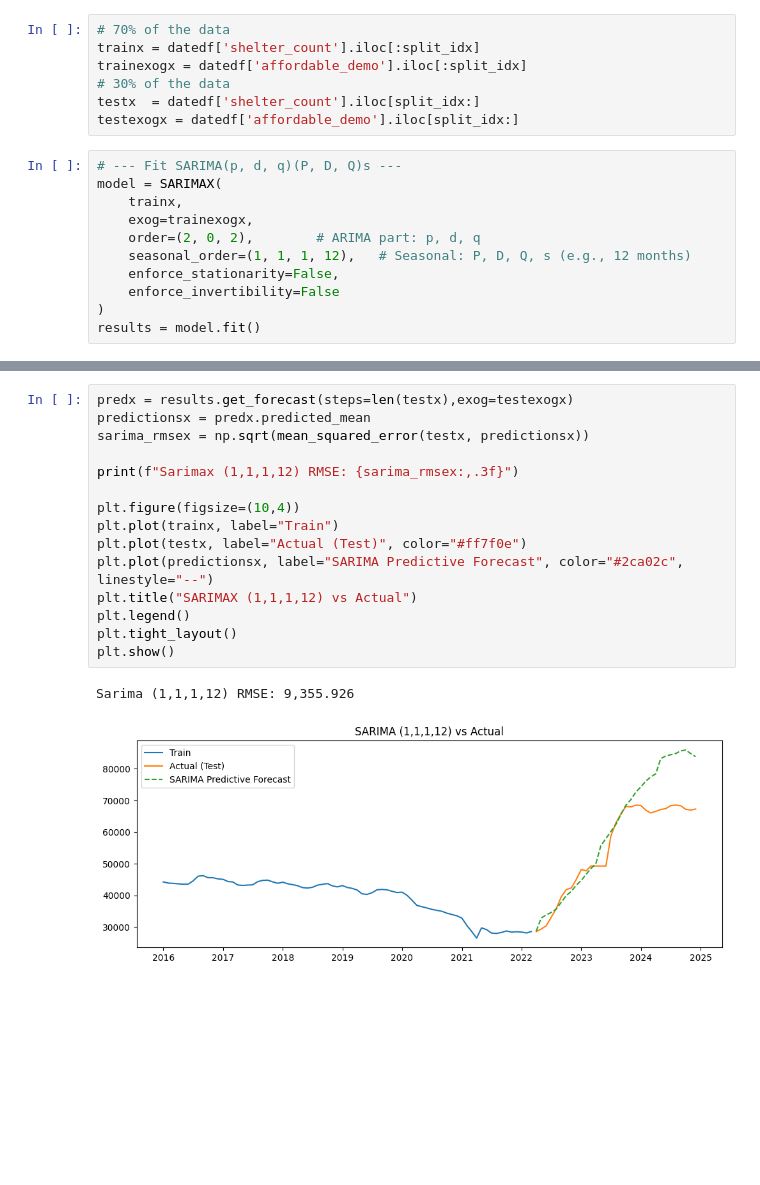
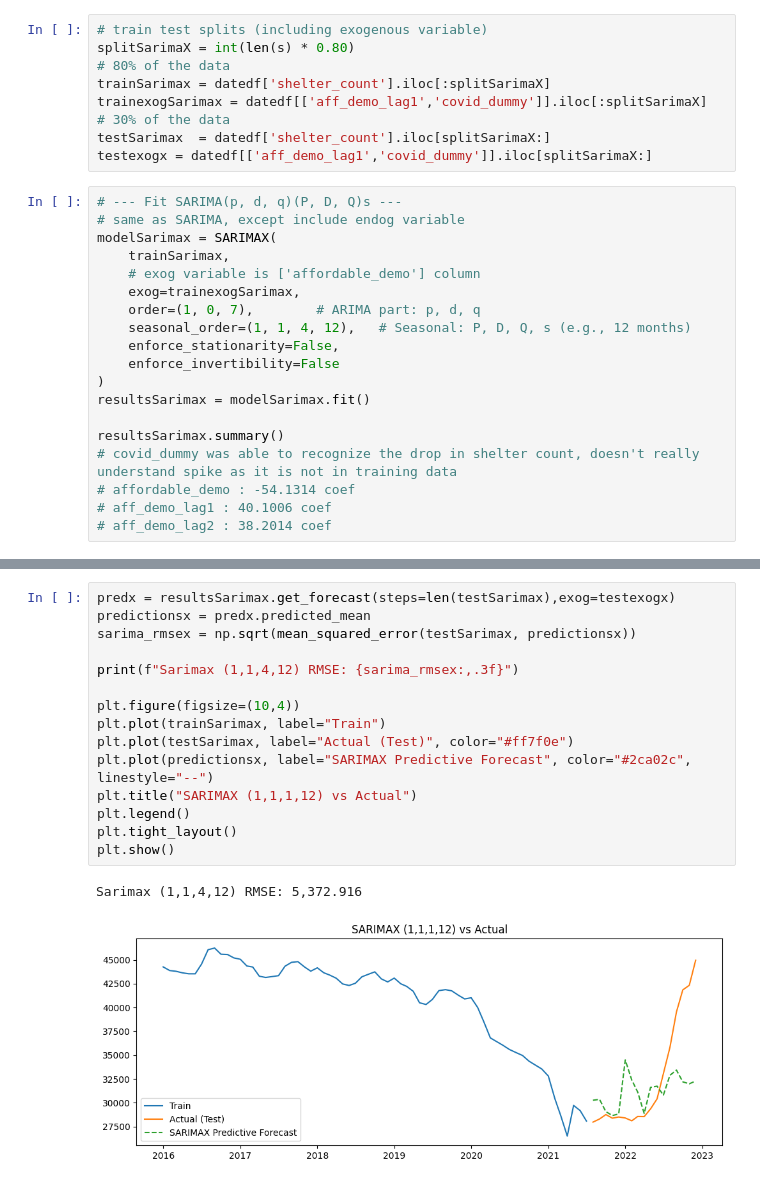
Before and after one commit to kevinserr/Time_Series_Forecast_of_Homelessness_in_NYC_with_Local_Model_Deployment, a Jupyter notebook: python/model_training.ipynb, the cells around one changed output, grey strips where cells are left out. Drawn from its saved outputs; the diff is of its cells as text; blank space fills up the shorter version.

Commit message:
adjusting data for schema (ends end of 2022), applying dates to models

```diff
--- a/python/model_training.ipynb
+++ b/python/model_training.ipynb
@@ -158,18 +361,28 @@ datedf.set_index("month_date",inplace=True)
 # %%
-# 70% of the data
-trainx = datedf['shelter_count'].iloc[:split_idx]
-trainexogx = datedf['affordable_demo'].iloc[:split_idx]
+# train test splits (including exogenous variable)
+splitSarimaX = int(len(s) * 0.80)
+# 80% of the data
+trainSarimax = datedf['shelter_count'].iloc[:splitSarimaX]
+trainexogSarimax = datedf[['aff_demo_lag1','covid_dummy']].iloc[:splitSarimaX]
 # 30% of the data
-testx  = datedf['shelter_count'].iloc[split_idx:]
-testexogx = datedf['affordable_demo'].iloc[split_idx:]
+testSarimax  = datedf['shelter_count'].iloc[splitSarimaX:]
+testexogx = datedf[['aff_demo_lag1','covid_dummy']].iloc[splitSarimaX:]
 # %%
 # --- Fit SARIMA(p, d, q)(P, D, Q)s ---
-model = SARIMAX(
-    trainx,
-    exog=trainexogx,
-    order=(2, 0, 2),        # ARIMA part: p, d, q
-    seasonal_order=(1, 1, 1, 12),   # Seasonal: P, D, Q, s (e.g., 12 months)
+# same as SARIMA, except include endog variable
+modelSarimax = SARIMAX(
+    trainSarimax,
+    # exog variable is ['affordable_demo'] column
+    exog=trainexogSarimax,
+    order=(1, 0, 7),        # ARIMA part: p, d, q
+    seasonal_order=(1, 1, 4, 12),   # Seasonal: P, D, Q, s (e.g., 12 months)
     enforce_stationarity=False,
     enforce_invertibility=False
 )
-results = model.fit()
+resultsSarimax = modelSarimax.fit()
+
+resultsSarimax.summary()
+# covid_dummy was able to recognize the drop in shelter count, doesn't really understand spike as it is not in training data
+# affordable_demo : -54.1314 coef
+# aff_demo_lag1 : 40.1006 coef
+# aff_demo_lag2 : 38.2014 coef
@@ -176,18 +422,18 @@ results = model.fit()
 # %%
-predx = results.get_forecast(steps=len(testx),exog=testexogx)
+predx = resultsSarimax.get_forecast(steps=len(testSarimax),exog=testexogx)
 predictionsx = predx.predicted_mean
-sarima_rmsex = np.sqrt(mean_squared_error(testx, predictionsx))
+sarima_rmsex = np.sqrt(mean_squared_error(testSarimax, predictionsx))
 
-print(f"Sarimax (1,1,1,12) RMSE: {sarima_rmsex:,.3f}")
+print(f"Sarimax (1,1,4,12) RMSE: {sarima_rmsex:,.3f}")
 
 plt.figure(figsize=(10,4))
-plt.plot(trainx, label="Train")
-plt.plot(testx, label="Actual (Test)", color="#ff7f0e")
-plt.plot(predictionsx, label="SARIMA Predictive Forecast", color="#2ca02c", linestyle="--")
+plt.plot(trainSarimax, label="Train")
+plt.plot(testSarimax, label="Actual (Test)", color="#ff7f0e")
+plt.plot(predictionsx, label="SARIMAX Predictive Forecast", color="#2ca02c", linestyle="--")
 plt.title("SARIMAX (1,1,1,12) vs Actual")
 plt.legend()
 plt.tight_layout()
 plt.show()
 # %% [output]
-Sarima (1,1,1,12) RMSE: 9,355.926
+Sarimax (1,1,4,12) RMSE: 5,372.916
-[figure, old version]
+[figure, new version]
```
Also changed, not shown: parts of 24 cells of this notebook, 5 other files.
